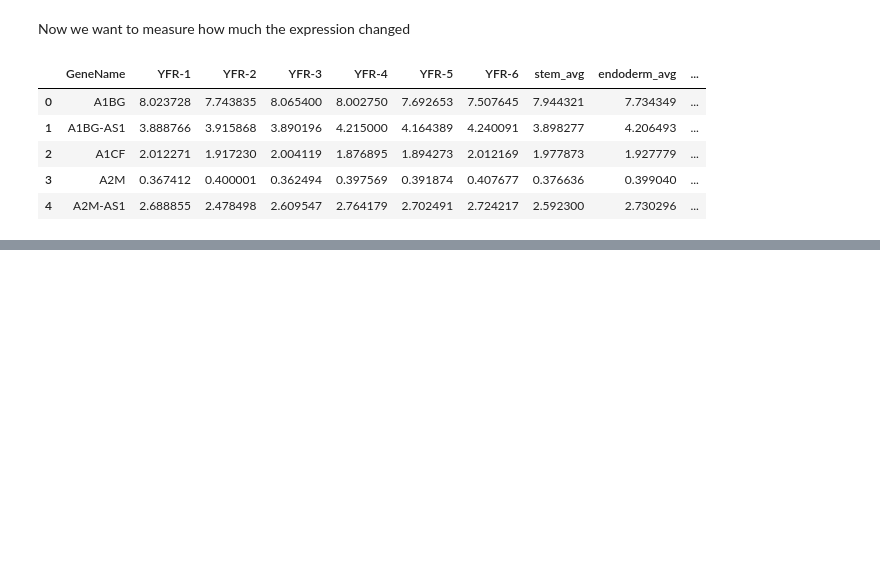
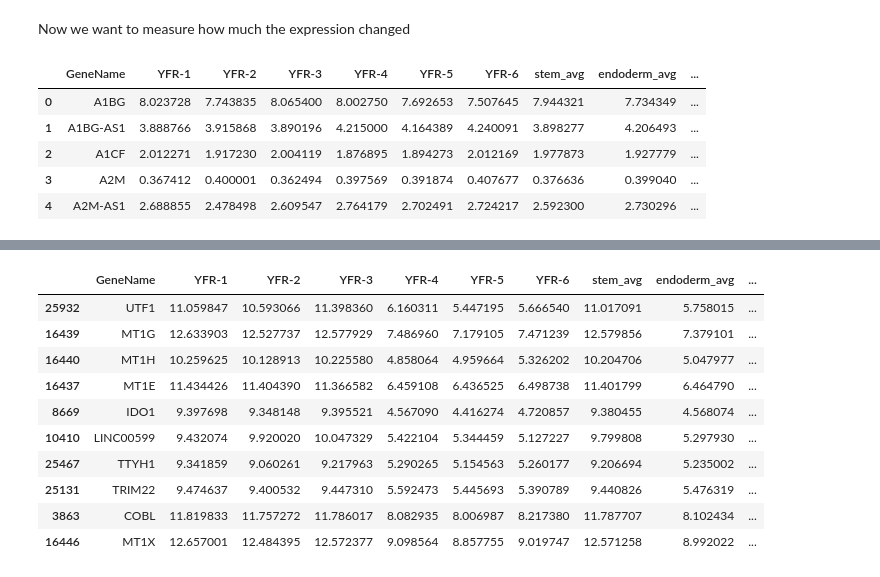
Before and after one commit to KimiyaTrevino/stem-cell-gene-expression, a Jupyter notebook: notebooks/stem_cell_gene_expression.ipynb, the cells around one changed output, grey strips where cells are left out. Drawn from its saved outputs; the diff is of its cells as text; code cells hidden in the pictures; blank space fills up the shorter version.

```diff
--- a/notebooks/stem_cell_gene_expression.ipynb
+++ b/notebooks/stem_cell_gene_expression.ipynb
@@ -192,0 +208,14 @@ gene_df.head()
+# %%
+gene_df.sort_values("expression_change", ascending=True).head(10) # sorting the data frame by the expression_change column in ascending order and showing the first 10 rows
+# %% [output]
+|  | GeneName | YFR-1 | YFR-2 | YFR-3 | YFR-4 | YFR-5 | YFR-6 | stem_avg | endoderm_avg | ... |
+| 25932 | UTF1 | 11.059847 | 10.593066 | 11.398360 | 6.160311 | 5.447195 | 5.666540 | 11.017091 | 5.758015 | ... |
+| 16439 | MT1G | 12.633903 | 12.527737 | 12.577929 | 7.486960 | 7.179105 | 7.471239 | 12.579856 | 7.379101 | ... |
+| 16440 | MT1H | 10.259625 | 10.128913 | 10.225580 | 4.858064 | 4.959664 | 5.326202 | 10.204706 | 5.047977 | ... |
+| 16437 | MT1E | 11.434426 | 11.404390 | 11.366582 | 6.459108 | 6.436525 | 6.498738 | 11.401799 | 6.464790 | ... |
+| 8669 | IDO1 | 9.397698 | 9.348148 | 9.395521 | 4.567090 | 4.416274 | 4.720857 | 9.380455 | 4.568074 | ... |
+| 10410 | LINC00599 | 9.432074 | 9.920020 | 10.047329 | 5.422104 | 5.344459 | 5.127227 | 9.799808 | 5.297930 | ... |
+| 25467 | TTYH1 | 9.341859 | 9.060261 | 9.217963 | 5.290265 | 5.154563 | 5.260177 | 9.206694 | 5.235002 | ... |
+| 25131 | TRIM22 | 9.474637 | 9.400532 | 9.447310 | 5.592473 | 5.445693 | 5.390789 | 9.440826 | 5.476319 | ... |
+| 3863 | COBL | 11.819833 | 11.757272 | 11.786017 | 8.082935 | 8.006987 | 8.217380 | 11.787707 | 8.102434 | ... |
+| 16446 | MT1X | 12.657001 | 12.484395 | 12.572377 | 9.098564 | 8.857755 | 9.019747 | 12.571258 | 8.992022 | ... |
```
Also changed, not shown: parts of 2 cells of this notebook.
